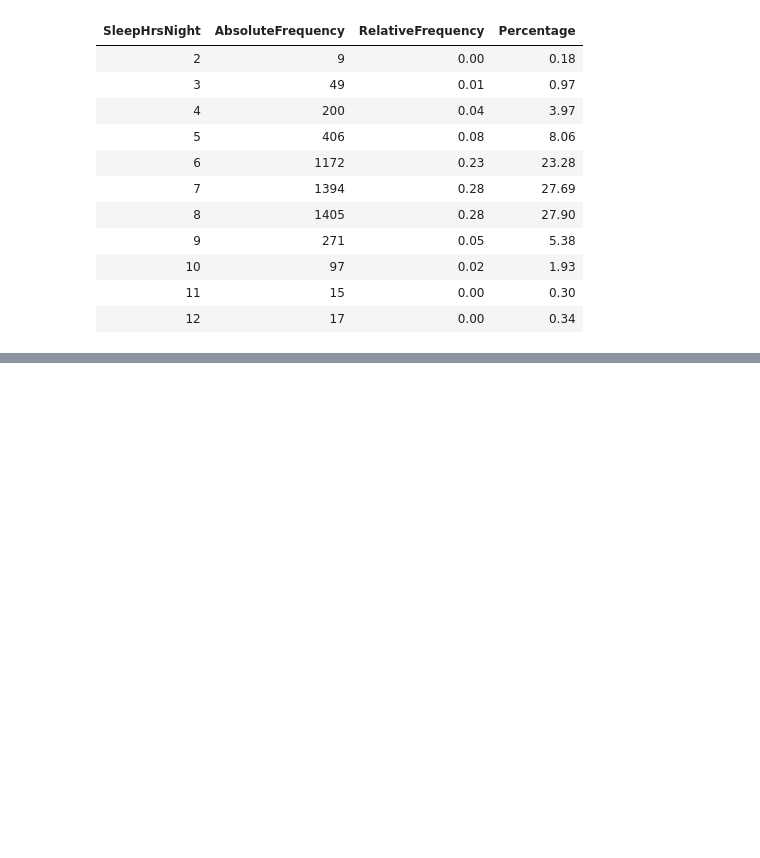
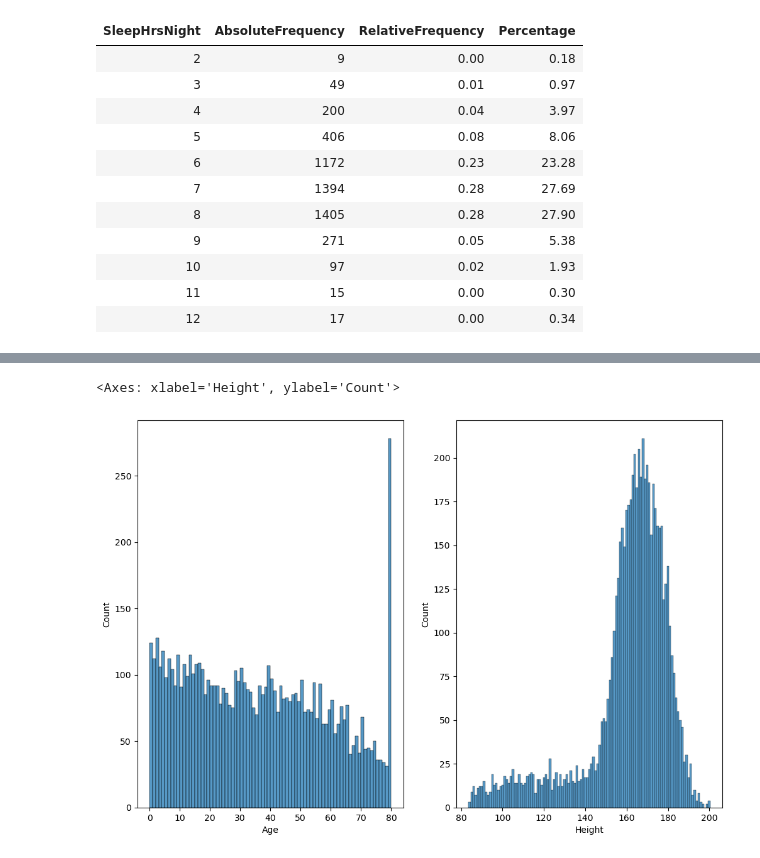
Before and after one commit to shenke93/statsthinking21-python, a Jupyter notebook: code/Ch3.ipynb, the cells around one changed output, grey strips where cells are left out. Cells and saved outputs as stored; diff of their text form; code cells hidden in the pictures; blank space fills up the shorter version.

```diff
--- a/code/Ch3.ipynb
+++ b/code/Ch3.ipynb
@@ -78,0 +174,10 @@ table_df.style.format({'SleepHrsNight':'{:.0f}', 'RelativeFrequency': '{:.2f}',
+# %%
+### Figure 3.4
+fig, ax = plt.subplots(1, 2, figsize=(12,8))
+
+sns.histplot(df_NHANES.Age, binwidth=1, ax=ax[0])
+
+sns.histplot(df_NHANES.Height, binwidth=1, ax=ax[1])
+# %% [output]
+<Axes: xlabel='Height', ylabel='Count'>
+[figure, added]
```
Also changed, not shown: parts of 8 cells of this notebook.
